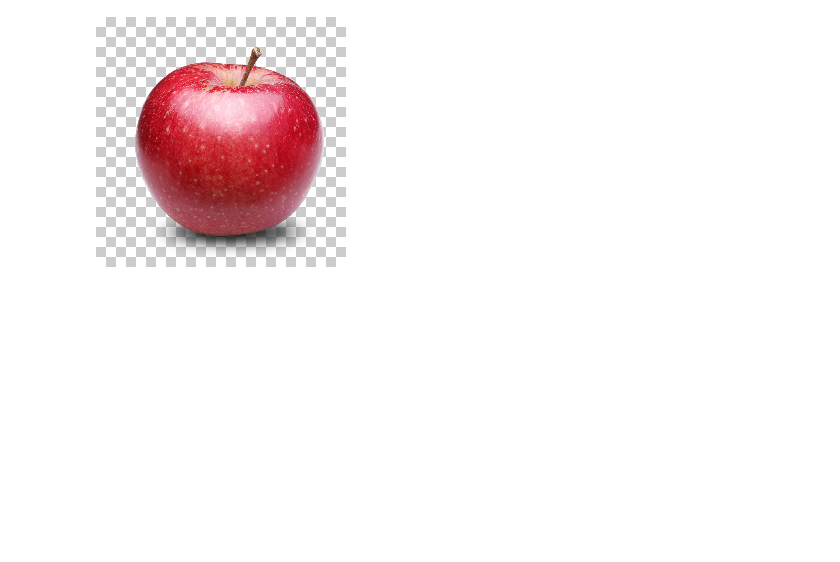
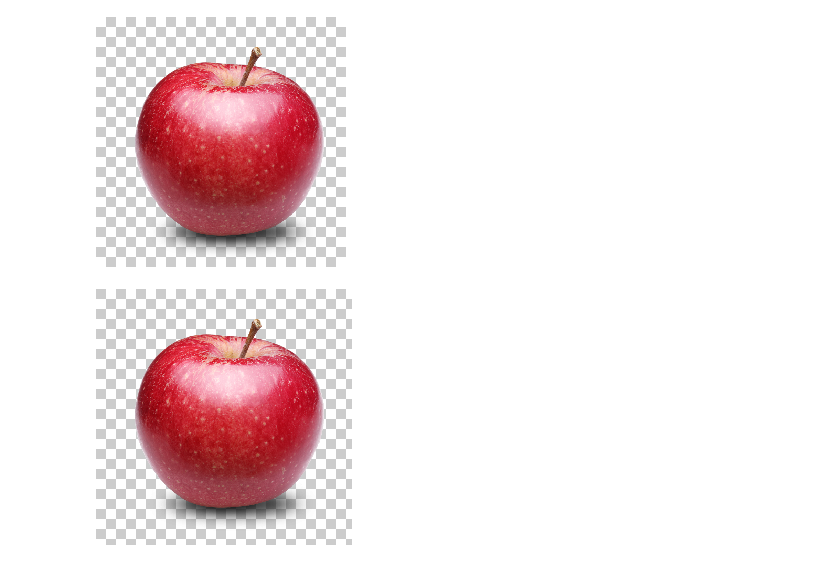
Before and after one commit to ktrk115/notebooks, a Jupyter notebook: transparent_image.ipynb, the cells around one changed output. Saved outputs shown, nothing was run; the diff lists cells and outputs as text; code cells hidden in the pictures; blank space fills up the shorter version.

Commit message:
with torch.where

```diff
--- a/transparent_image.ipynb
+++ b/transparent_image.ipynb
@@ -44,3 +44,17 @@ x3 = alpha_composite(x[:,:3], bg, x[:,3])
 to_img(x3[0])
 # %% [output]
 [figure]
+# %%
+value = .8; grid_size = 10
+H, W = x1.size(2), x1.size(3)
+white = torch.ones((H, W), requires_grad=False)
+gray = white * value
+yy, xx = torch.meshgrid(torch.arange(H), torch.arange(W))
+cond_a = (yy // grid_size % 2 == 0) & (xx // grid_size % 2 == 1)
+cond_b = (yy // grid_size % 2 == 1) & (xx // grid_size % 2 == 0)
+bg = torch.where(cond_a | cond_b, white, gray)
+bg = bg.unsqueeze(0).unsqueeze(0).expand_as(x[:,:3])
+x3 = alpha_composite(x[:,:3], bg, x[:,3])
+to_img(x3[0])
+# %% [output]
+[figure, added]
```
